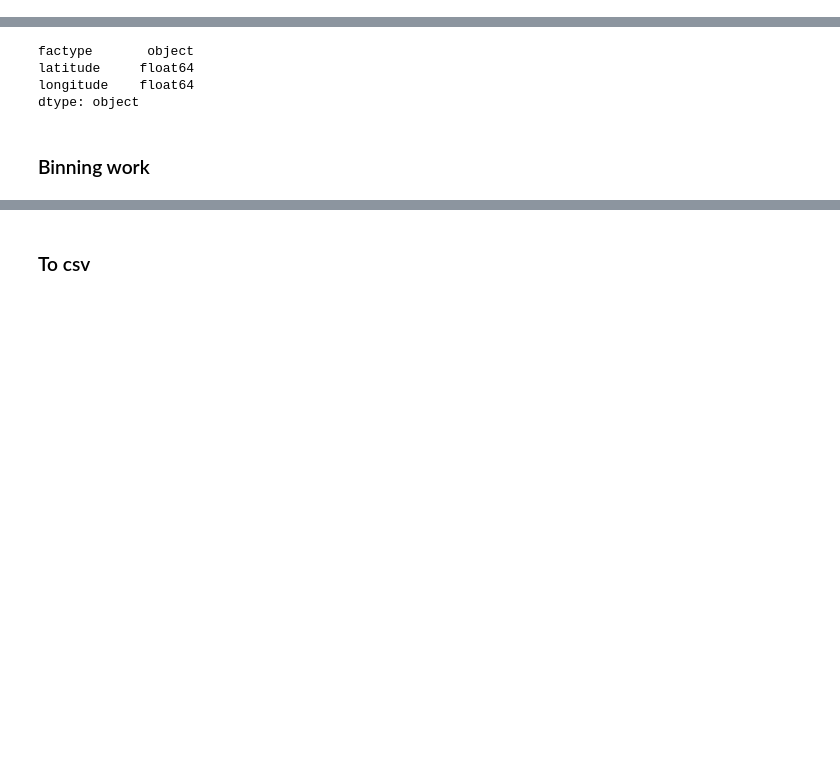
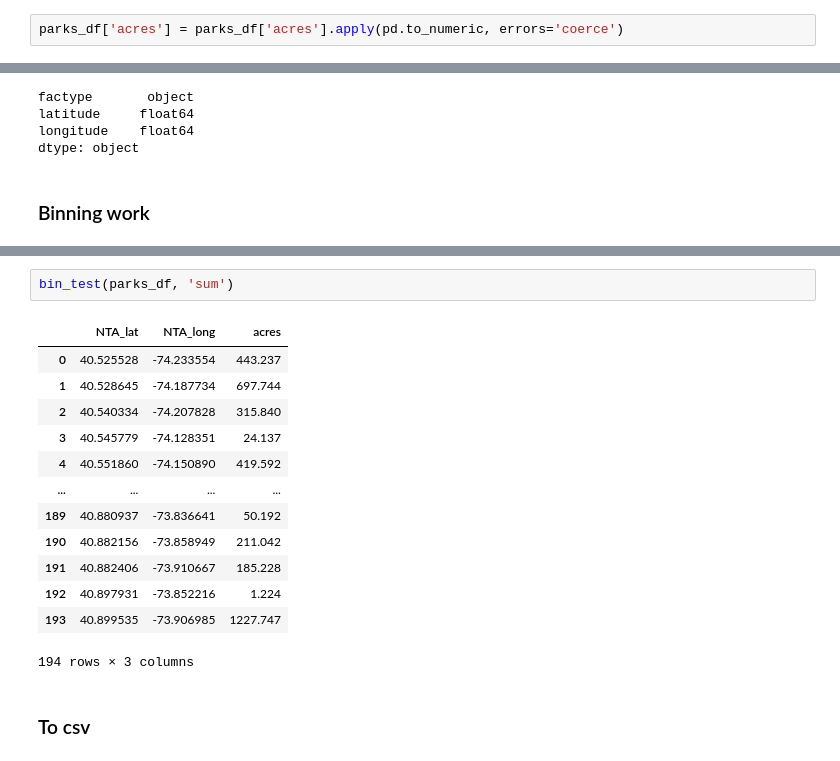
Before and after one commit to fynnweaver/Mid-Term-Project, a Jupyter notebook: notebooks/facilities.ipynb, the cells around one changed output, grey strips where cells are left out. Drawn from its saved outputs; the diff is of its cells as text; blank space fills up the shorter version.

```diff
--- a/notebooks/facilities.ipynb
+++ b/notebooks/facilities.ipynb
@@ -232,3 +232,5 @@ parks_df.head()
 | 2 | 5.739 | 40.690340 | -73.999386 |
 | 3 | 0.001 | 40.730382 | -73.874960 |
 | 4 | 0.032 | 40.621921 | -74.022569 |
+# %%
+parks_df['acres'] = parks_df['acres'].apply(pd.to_numeric, errors='coerce')
@@ -357,3 +413,19 @@ def bin_test(dataframe):
+# %%
+bin_test(parks_df, 'sum')
+# %% [output]
+|  | NTA_lat | NTA_long | acres |
+| 0 | 40.525528 | -74.233554 | 443.237 |
+| 1 | 40.528645 | -74.187734 | 697.744 |
+| 2 | 40.540334 | -74.207828 | 315.840 |
+| 3 | 40.545779 | -74.128351 | 24.137 |
+| 4 | 40.551860 | -74.150890 | 419.592 |
+| ... | ... | ... | ... |
+| 189 | 40.880937 | -73.836641 | 50.192 |
+| 190 | 40.882156 | -73.858949 | 211.042 |
+| 191 | 40.882406 | -73.910667 | 185.228 |
+| 192 | 40.897931 | -73.852216 | 1.224 |
+| 193 | 40.899535 | -73.906985 | 1227.747 |
+194 rows × 3 columns
 # %% [markdown]
 ### To csv
 # %%
```
Also changed, not shown: parts of 4 cells of this notebook, 4 other files.
